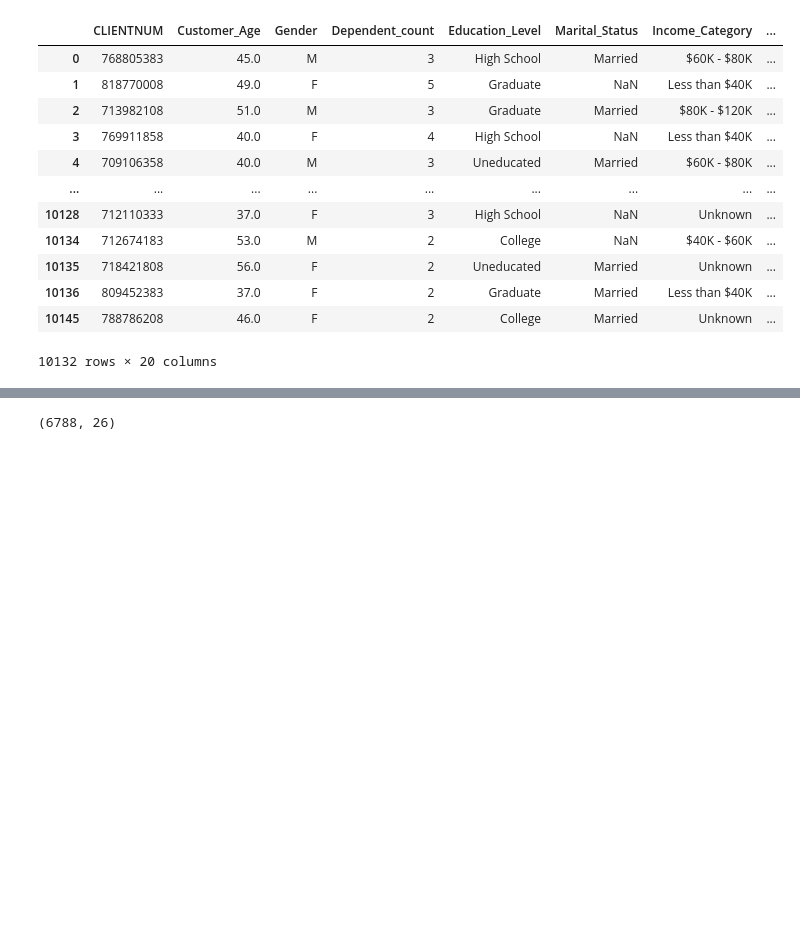
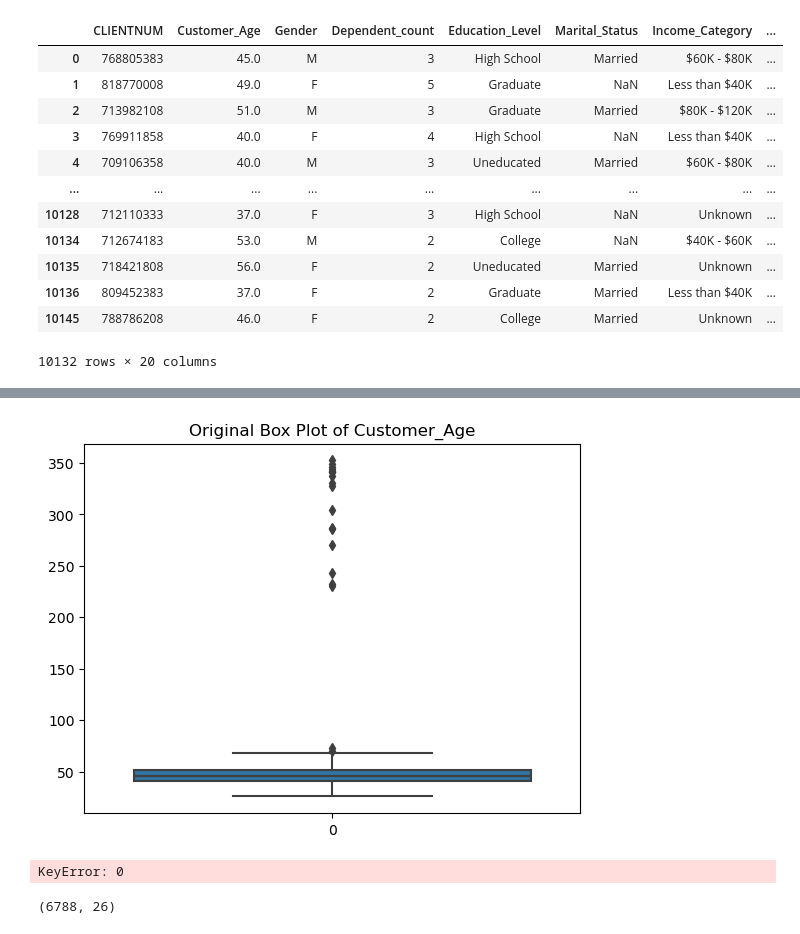
Before and after one commit to KIa-MEL/Credit-Limit-Prediction-Using-Neural-Networks, a Jupyter notebook: src/main.ipynb, the cells around one changed output, grey strips where cells are left out. Drawn from its saved outputs; the diff is of its cells as text; code cells hidden in the pictures; blank space fills up the shorter version.

Commit message:
outlier

```diff
--- a/src/main.ipynb
+++ b/src/main.ipynb
@@ -85,3 +83,30 @@ X = fix_missing_values(X)
+# %%
+
+#outlier handling
+
+import seaborn as sns
+import matplotlib.pyplot as plt
+
+
+def removal_box_plot(df, column, threshold):
+	sns.boxplot(df[column])
+	plt.title(f'Original Box Plot of {column}')
+	plt.show()
+
+	removed_outliers = df[df[column] <= threshold]
+
+	sns.boxplot(removed_outliers[column])
+	plt.title(f'Box Plot without Outliers of {column}')
+	plt.show()
+	return removed_outliers
+
+
+threshold_value = 0.12
+
+no_outliers = removal_box_plot(X,'Customer_Age', threshold_value)
+# %% [output]
+[figure, added]
+KeyError: 0
 # %%
 X_train, X_test, y_train, y_test = train_test_split(X, y, test_size=0.33, random_state=53)
 scaler = StandardScaler()
```
Also changed, not shown: parts of 3 cells of this notebook.
